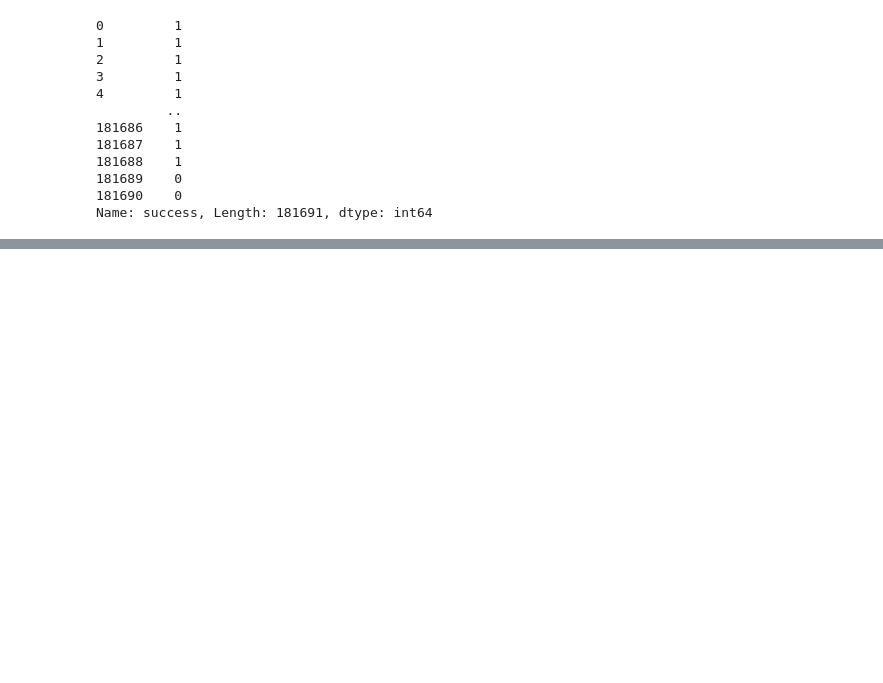
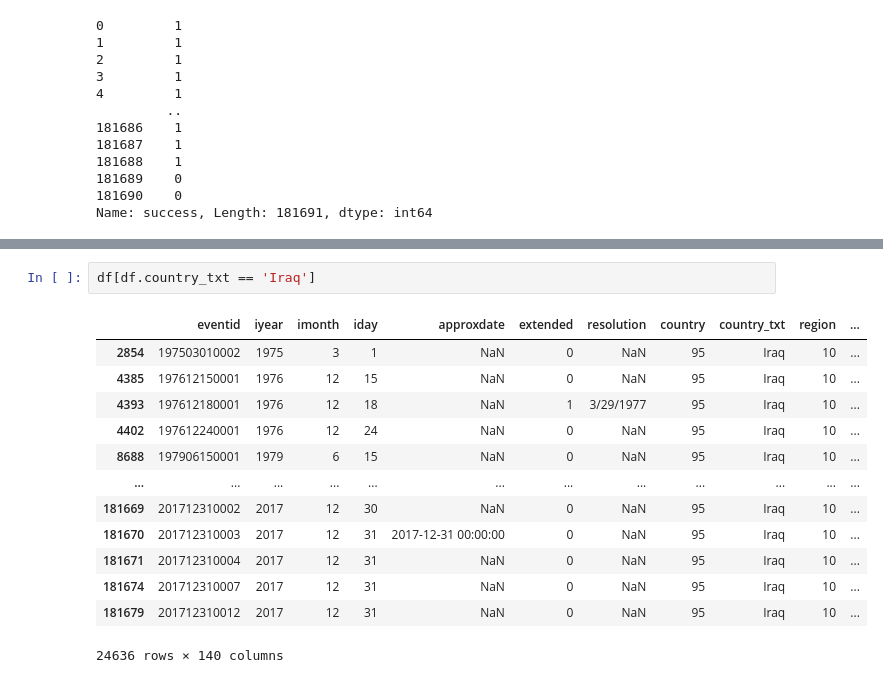
Before and after one commit to Aaris-Kazi/TSF-GRIP, a Jupyter notebook: Task4.ipynb, the cells around one changed output, grey strips where cells are left out. Drawn from its saved outputs; the diff is of its cells as text; blank space fills up the shorter version.

```diff
--- a/Task4.ipynb
+++ b/Task4.ipynb
@@ -122,0 +178,16 @@ Name: success, Length: 181691, dtype: int64
+# %%
+df[df.country_txt == 'Iraq']
+# %% [output]
+|  | eventid | iyear | imonth | iday | approxdate | extended | resolution | country | country_txt | region | ... |
+| 2854 | 197503010002 | 1975 | 3 | 1 | NaN | 0 | NaN | 95 | Iraq | 10 | ... |
+| 4385 | 197612150001 | 1976 | 12 | 15 | NaN | 0 | NaN | 95 | Iraq | 10 | ... |
+| 4393 | 197612180001 | 1976 | 12 | 18 | NaN | 1 | 3/29/1977 | 95 | Iraq | 10 | ... |
+| 4402 | 197612240001 | 1976 | 12 | 24 | NaN | 0 | NaN | 95 | Iraq | 10 | ... |
+| 8688 | 197906150001 | 1979 | 6 | 15 | NaN | 0 | NaN | 95 | Iraq | 10 | ... |
+| ... | ... | ... | ... | ... | ... | ... | ... | ... | ... | ... | ... |
+| 181669 | 201712310002 | 2017 | 12 | 30 | NaN | 0 | NaN | 95 | Iraq | 10 | ... |
+| 181670 | 201712310003 | 2017 | 12 | 31 | 2017-12-31 00:00:00 | 0 | NaN | 95 | Iraq | 10 | ... |
+| 181671 | 201712310004 | 2017 | 12 | 31 | NaN | 0 | NaN | 95 | Iraq | 10 | ... |
+| 181674 | 201712310007 | 2017 | 12 | 31 | NaN | 0 | NaN | 95 | Iraq | 10 | ... |
+| 181679 | 201712310012 | 2017 | 12 | 31 | NaN | 0 | NaN | 95 | Iraq | 10 | ... |
+24636 rows × 140 columns
```
Also changed, not shown: parts of 6 cells of this notebook, 1 other file.
